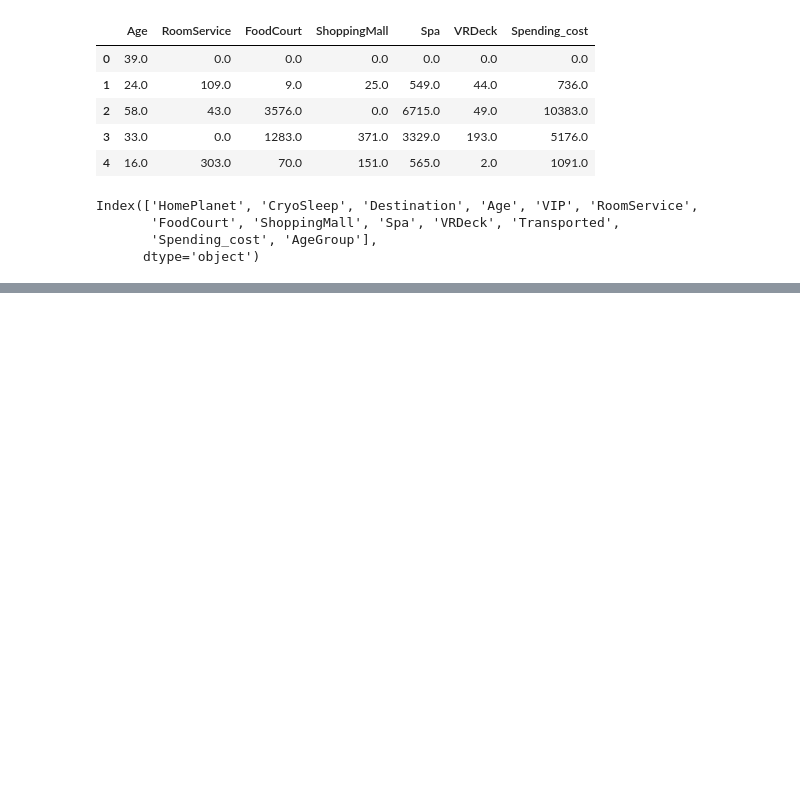
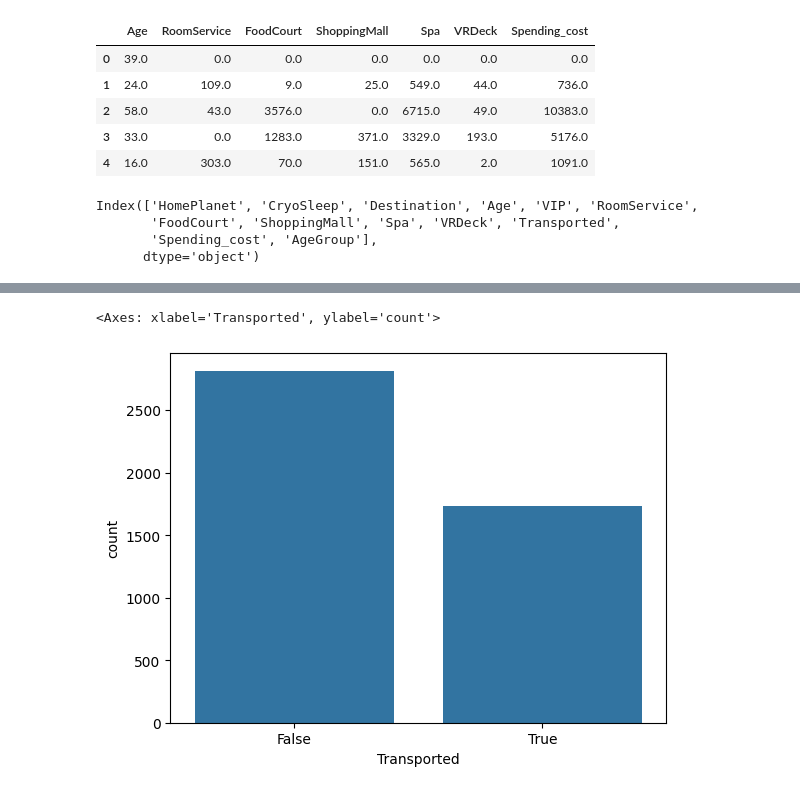
Before and after one commit to mikabenson/Space_ship-project, a Jupyter notebook: space_data.ipynb, the cells around one changed output, grey strips where cells are left out. Cells and saved outputs as stored; diff of their text form; code cells hidden in the pictures; blank space fills up the shorter version.

```diff
--- a/space_data.ipynb
+++ b/space_data.ipynb
@@ -572,0 +582,5 @@ X_train_final.head()
+# %%
+sns.countplot(x = y_train)
+# %% [output]
+<Axes: xlabel='Transported', ylabel='count'>
+[figure, added]
```
Also changed, not shown: parts of 55 cells of this notebook, 3 other files.
